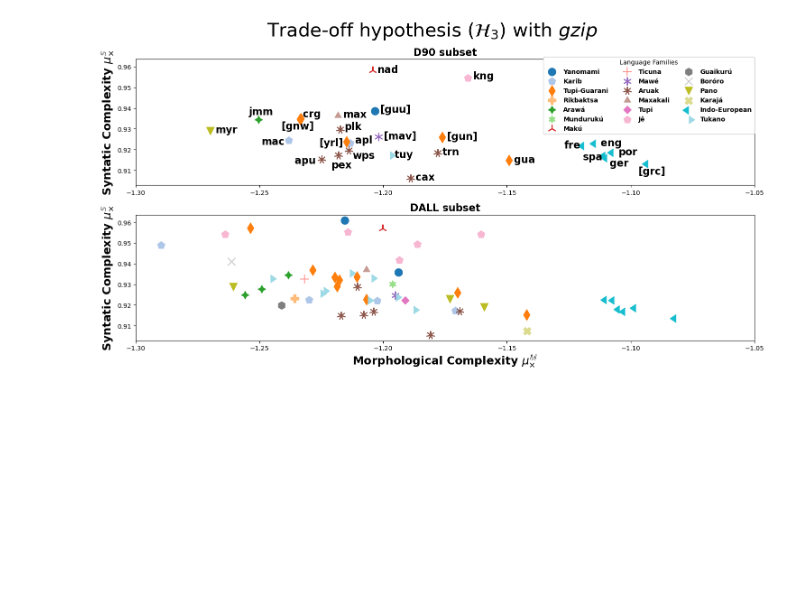
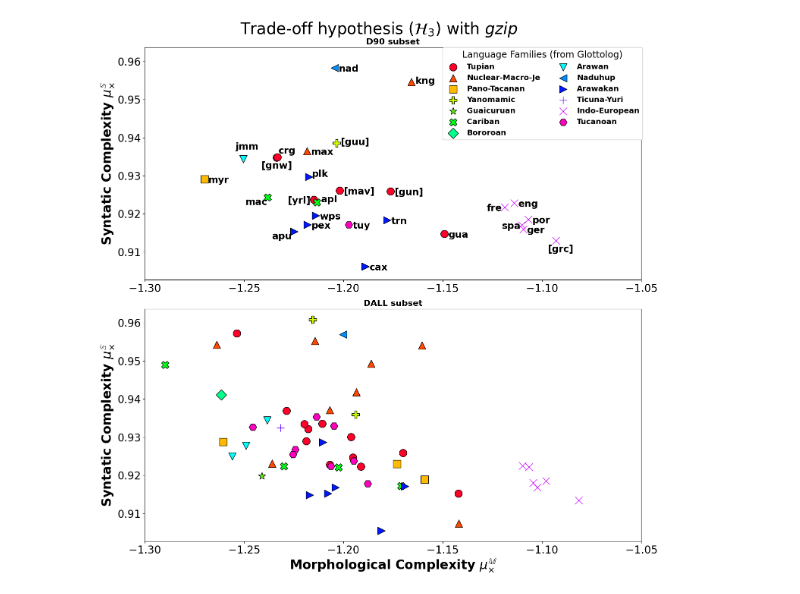
Before and after one commit to migueldmc/language-complexity, a Jupyter notebook: notebooks/Graphics.ipynb, the cells around one changed output. Cells and saved outputs as stored; diff of their text form; code cells hidden in the pictures; blank space fills up the shorter version.

Commit message:
Graphics updated to use Glottolog codes

```diff
--- a/notebooks/Graphics.ipynb
+++ b/notebooks/Graphics.ipynb
@@ -38,33 +38,36 @@ def plot(df90, dfall, algo, family, wals=None, text=False):
     def process_df(df, algo, wals):
         wals = wals or set(df.wals)
         df = compute(df[df.wals.isin(wals)], algo)
-        df = df.merge(family[['wals', 'family']], on='wals', how='left')
+        df = df.merge(family[['wals', 'family_glottocode']], on='wals', how='left')
         return df
 
-    def create_color_marker_dicts(df1, df2):
-        unique_families = list(set(list(df1['family'].unique()) + list(df2['family'].unique())))
-        colors = plt.cm.tab20(np.linspace(0.0, 1, len(unique_families)))
-        markers = ['o', 'p', 'd', 'P'] + [(4, 1, 0), (6, 1, 0)] + [(i, 2, 0) for i in range(3, 5)] + [(i, 2, 0) for i in range(6, 8)] +  [(i, 0, 0) for i in range(3, 7)] + ['x', 'v', 'X', 8, 9]#for j in range(0, 2)][::-1]
+    def create_color_marker_dicts(df1, df2, families):
+        #unique_families = list(set(list(df1['family_glottocode'].unique()) + list(df2['family_glottocode'].unique()))) # change order of families
+        #colors = plt.cm.tab20(np.linspace(0.0, 1, len(unique_families)))
+        #markers = ['o', 'p', 'd', 'P'] + [(4, 1, 0), (6, 1, 0)] + [(i, 2, 0) for i in range(3, 5)] + [(i, 2, 0) for i in range(6, 8)] +  [(i, 0, 0) for i in range(3, 7)] + ['x', 'v', 'X', 8, 9]#for j in range(0, 2)][::-1]
+        unique_families = list(set(families.unique()))
+        colors = plt.cm.gist_rainbow(np.linspace(0.0, 1, len(unique_families)))
+        markers = ['o', '^', 's', 'P', '*', 'X', 'D', 'v', '<', '>', '+', 'x', 'H', '1', '2', '3', '4', '8', '|', '_']
         family_to_color = { f: colors[i] for i, f in enumerate(unique_families)}
         family_to_marker = { f : markers[i] for i, f in enumerate(unique_families)}
         return unique_families, (colors, family_to_color), (markers, family_to_marker)
 
     def set_color_marker(df, family_to_color, family_to_marker):
-        df['color'] = df['family'].map(family_to_color)
-        df['marker'] = df['family'].map(family_to_marker)
+        df['color'] = df['family_glottocode'].map(family_to_color)
+        df['marker'] = df['family_glottocode'].map(family_to_marker)
         return df
 
     # process
     df90 = process_df(df90, algo, wals)
     dfall = process_df(dfall, algo, wals)
 
-    unique_families, (colors, f2c), (markers, f2m) = create_color_marker_dicts(df90, dfall)
+    unique_families, (colors, f2c), (markers, f2m) = create_color_marker_dicts(df90, dfall, dfall['family_glottocode'])
 
     df90 = set_color_marker(df90, f2c, f2m)
     dfall = set_color_marker(dfall, f2c, f2m)
 
 
-    fig, ax = plt.subplots(2, 1, figsize=(15, 8.0), sharex=False, sharey=True)
+    fig, ax = plt.subplots(2, 1, figsize=(15, 15.0), sharex=False, sharey=True)
     fig.suptitle(r"Trade-off hypothesis ($\mathcal{H}_3$) with $\it{%s}$" % (algo.lower(),), fontsize=30)
     titles = ['D90 subset', 'DALL subset']
     for di, df in enumerate([df90, dfall]):
@@ -74,20 +77,23 @@ def plot(df90, dfall, algo, family, wals=None, text=False):
         # c = df['color'].to_numpy()
         ax[di].set_xlim((-1.3, -1.05))
         for i, f in enumerate(unique_families):
-            df_family = df[df['family'] == f]
+            df_family = df[df['family_glottocode'] == f]
             if len(df_family):
                 ax[di].scatter(
                     df_family['del-chars'],
                     df_family['del-words'],
                     c=[colors[i]],
                     marker=markers[i],
+                    edgecolor='black',
+                    linewidth=1,
                     label=f if di == 1 else "",
-                    s=150,
+                    s=200,
                 )
-        if di == 1: ax[di].set_xlabel(r'Morphological Complexity $\mu^{\mathbb{M}}_{\times}$', weight='bold', fontsize=18)
+        if di == 1: ax[di].set_xlabel(r'Morphological Complexity $\mu^{\mathbb{M}}_{\times}$', weight='bold', fontsize=24)
         ax[di].set_title(titles[di], fontsize=16, weight='bold')
-        ax[di].set_ylabel(r'Syntatic Complexity $\mu^{\mathbb{S}}_{\times}$', weight='bold', fontsize=18)
-
+        ax[di].set_ylabel(r'Syntatic Complexity $\mu^{\mathbb{S}}_{\times}$', weight='bold', fontsize=24)
+        ax[di].set_xticklabels(ax[di].get_xticklabels(), fontsize=20)
+        ax[di].set_yticklabels(ax[di].get_yticklabels(), fontsize=20)
         if di == 0:
             delta = 1e-3
             rot = 0
@@ -97,60 +103,62 @@ def plot(df90, dfall, algo, family, wals=None, text=False):
                 match li :
                     case "[gnw]":
                         xi = dec(xi, 8)
-                        yi = dec(yi, 5)
+                        yi = dec(yi, 3)
                     case "crg":
                         xi = inc(xi, 1)
                         yi = inc(yi, 1)
                     case "fre":
-                        xi = dec(xi, 8.0)
+                        xi = dec(xi, 9.0)
                         yi = dec(yi, 1.0)
                     case "spa":
-                        xi = dec(xi, 9)
-                        yi = dec(yi, 2)
+                        xi = dec(xi, 10)
+                        yi = dec(yi, 1)
                     case "ger":
-                        xi = inc(xi, 1)
-                        yi = dec(yi, 4)
+                        xi = inc(xi, 2)
+                        yi = dec(yi, 1)
                     case "[yrl]":
-                        yi = dec(yi, 2)
-                        xi = dec(xi, 11)
+                        yi = dec(yi, 1)
+                        xi = dec(xi, 13)
                     case "apu":
                         xi = dec(xi, 11)
                         yi = dec(yi, 2)
                     case "[grc]":
                         xi = dec(xi, 4)
-                        yi = dec(yi, 5)
+                        yi = dec(yi, 3)
                     case "apl":
                         xi = inc(xi, 2)
                     case "plk":
                         xi = inc(xi, 1.5)
                     case "jmm":
                         xi = dec(xi, 4)
                         yi = inc(yi, 2.5)
                     case "pex":
-                        yi = dec(yi, 6)
-                        xi = dec(xi, 3)
+                        yi = dec(yi, 1)
+                        xi = inc(xi, 2)
                     case "wps":
-                        yi = dec(yi, 4)
-                        xi = inc(xi, 1.5)
+                        yi = dec(yi, 1)
+                        xi = inc(xi, 2)
                     case "[guu]":
                         xi = inc(xi, 2)
                         yi = dec(yi, 0.5)
                     case "kng":
                         xi = inc(xi, 2)
                         yi = dec(yi, 0.5)
                     case "mac":
                         xi = dec(xi, 11)
                         yi = dec(yi, 2)
                     case _:
                         xi = inc(xi, 2)
                         yi = dec(yi, 1)
-                ax[di].text(xi, yi, li, rotation=rot, fontsize=16, weight='bold')
-    legend = fig.legend(title="Language Families", fontsize=30, bbox_to_anchor=(0.4, 0.3, 0.5805, 0.5905), ncol=3, prop={'weight' : 'bold'})
+                ax[di].text(xi, yi, li, rotation=rot, fontsize=18, weight='bold')
+    #legend = fig.legend(title="Language Families (from Glottolog)", fontsize=20, bbox_to_anchor=(0.386, 0.3475, 0.5805, 0.5905), ncol=2, prop={'weight' : 'bold'})
+    legend = fig.legend(title="Language Families (from Glottolog)", loc='upper right', ncol=2, bbox_to_anchor=(0.97, 0.94), prop={'weight' : 'bold', 'size' : 'x-large'})
     #legend = fig.legend(fontsize=12, bbox_to_anchor=(0.4, 0.3, 0.58, 0.600), ncol=3, prop={'weight' : 'bold'})
     legend.get_frame().set_alpha(None)
+    legend.get_title().set_fontsize('xx-large')
     fig.tight_layout()
     fig.savefig("../images/h3.pdf")
+
+plot(df90, dfall, 'gzip', family=family, text=True)
+# %% [output]
+[figure, added]
-# %%
-plot(df90, dfall, 'gzip', family=family, text=True)
-# %% [output]
-[figure, removed]
```
Also changed, not shown: 1 other file.
